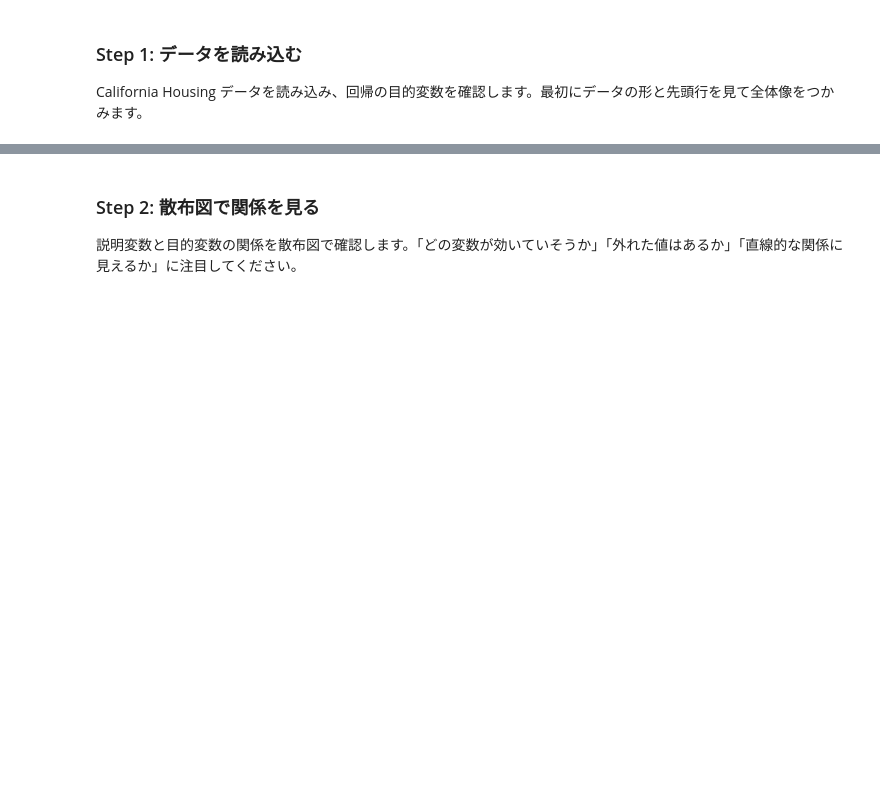
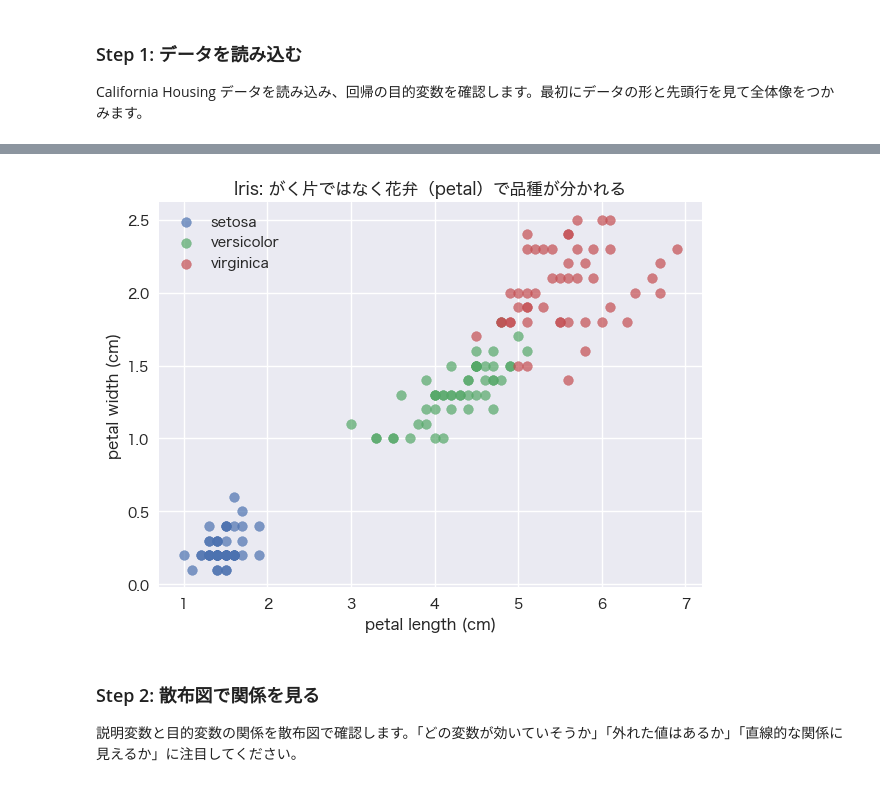
Before and after one commit to KazuhisaFujita/MachineLearning_training, a Jupyter notebook: notebook/lesson03_regression_basic_template.ipynb, the cells around one changed output, grey strips where cells are left out. Drawn from its saved outputs; the diff is of its cells as text; code cells hidden in the pictures; blank space fills up the shorter version.

```diff
--- a/notebook/lesson03_regression_basic_template.ipynb
+++ b/notebook/lesson03_regression_basic_template.ipynb
@@ -78,3 +133,29 @@ display(df.describe())
+# %%
+# ===== Step 1.5: Iris の散布図を振り返る =====
+from sklearn.datasets import load_iris
+
+iris = load_iris(as_frame=True)
+iris_df = iris.frame.copy()
+iris_target_name = iris.target_names  # ['setosa', 'versicolor', 'virginica']
+
+# petal length と petal width の散布図（品種ごとに色分け）
+plt.figure(figsize=(7, 5))
+for species_code, species_name in enumerate(iris_target_name):
+    subset = iris_df[iris_df['target'] == species_code]
+    plt.scatter(
+        subset['petal length (cm)'],
+        subset['petal width (cm)'],
+        alpha=0.7,
+        label=species_name,
+    )
+
+plt.xlabel('petal length (cm)')
+plt.ylabel('petal width (cm)')
+plt.title('Iris: がく片ではなく花弁（petal）で品種が分かれる')
+plt.legend()
+plt.show()
+# %% [output]
+[figure, added]
 # %% [markdown]
 ### Step 2: 散布図で関係を見る
 説明変数と目的変数の関係を散布図で確認します。「どの変数が効いていそうか」「外れた値はあるか」「直線的な関係に見えるか」に注目してください。
```
Also changed, not shown: parts of 2 cells of this notebook, 2 other files.
